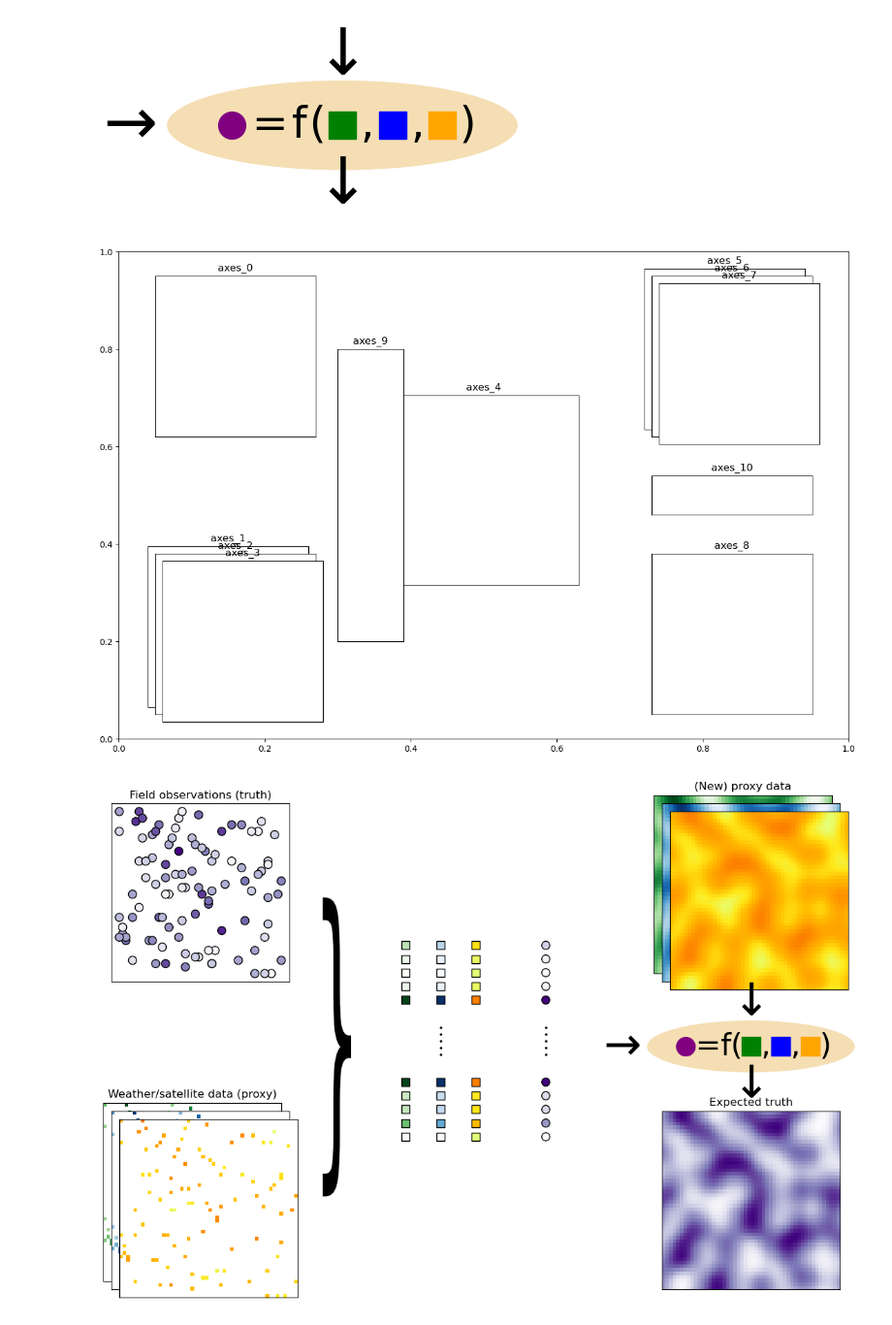
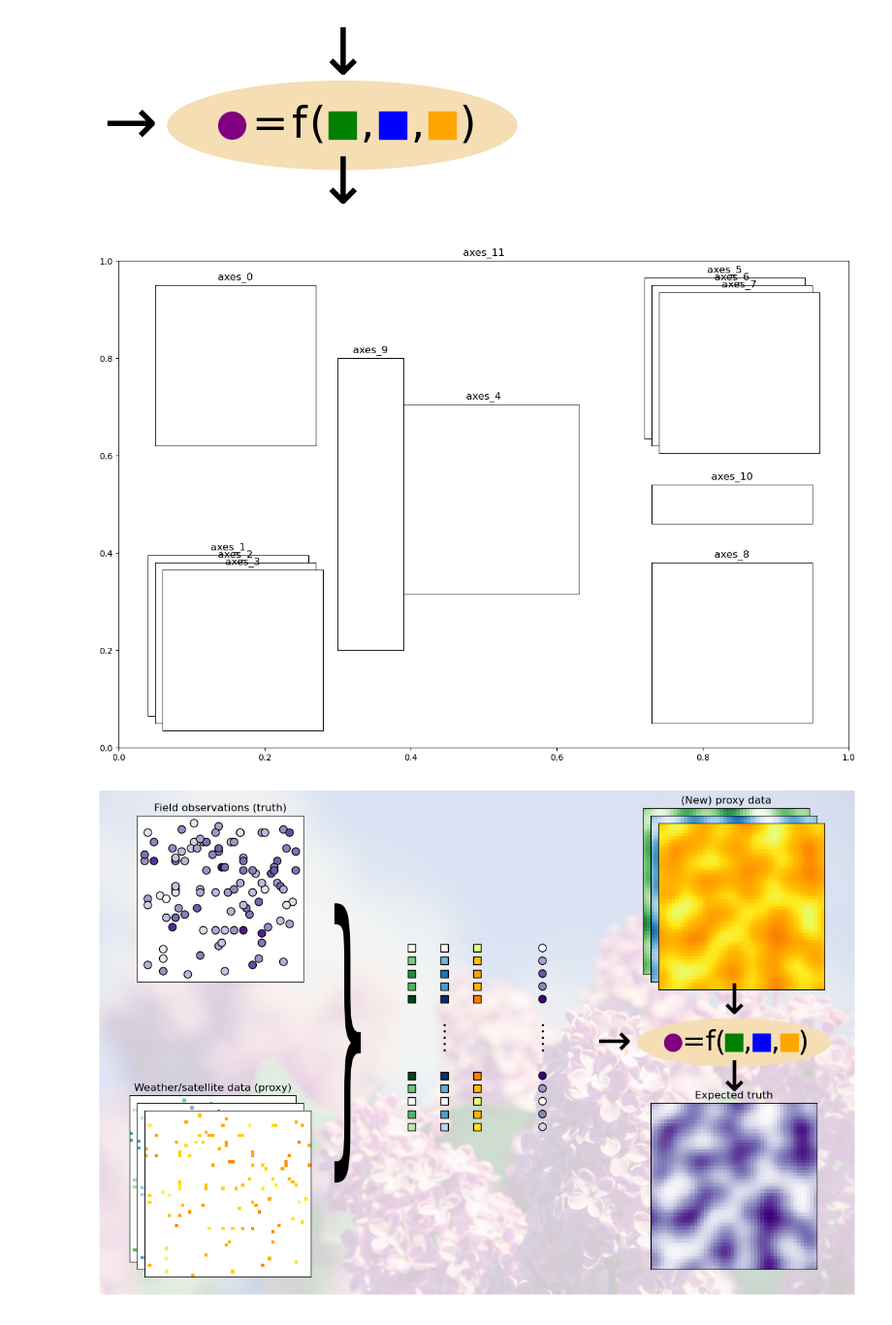
Before and after one commit to phenology/springtime, a Jupyter notebook: notebooks/pk_illustrate-task.ipynb, the cells around one changed output. Shown at 97% size. Saved outputs shown, nothing was run; the diff lists cells and outputs as text; code cells hidden in the pictures.

Commit message:
Background image

```diff
--- a/notebooks/pk_illustrate-task.ipynb
+++ b/notebooks/pk_illustrate-task.ipynb
@@ -165,6 +165,8 @@ def figure_frame(prototyping=False):
 
     fig.add_axes([0.73, 0.46, 0.22, .08])
 
+    fig.add_axes([0, 0, 1, 1], zorder=-5)
+
     axes = fig.get_axes()
     for i, ax in enumerate(axes):
         ax.set_xticks([])
@@ -172,45 +174,53 @@ def figure_frame(prototyping=False):
         if prototyping:
             ax.set_title(f"axes_{i}")
 
-    if prototyping:
-        # This shows the grid
-        fig.add_axes([0, 0, 1, 1], zorder=-5)
+    # All-encompasing grid
+    ax = fig.add_axes([0, 0, 1, 1], zorder=-5)
+    if not prototyping:
+        ax.set_axis_off()
 
     return fig, axes
 
 # Show what it looks like
 fig, axes = figure_frame(prototyping=True)
 # %% [output]
-[figure, old version]
+[figure, new version]
 # %%
 # Now add all the decorations
 
 fig, axes = figure_frame()
+# fig.suptitle("Predicting the day of bloom of the common lilac", fontsize=24, y=1.05, va='bottom')
 
 axes[0].set_title("Field observations (truth)")
 axes[0].scatter(xpoints+.5, ypoints+.5, c=z, cmap='Purples', s=75, marker='o', ec='k')
 
 axes[1].set_title("Weather/satellite data (proxy)")
 axes[1].pcolormesh(maskednoise, cmap='Greens')
 axes[2].pcolormesh(maskednoise, cmap='Blues')
 axes[3].pcolormesh(maskednoise, cmap='Wistia')
 
 plot_traintest(axes[4])
 
 axes[5].set_title("(New) proxy data")
 axes[5].pcolormesh(noise, cmap='Greens')
 axes[6].pcolormesh(noise, cmap='Blues')
 axes[7].pcolormesh(noise, cmap='Wistia')
 
 axes[8].set_title("Expected truth")
 axes[8].pcolormesh(noise, cmap='Purples')
 
 curly_brace(axes[9])
 axes[9].set_axis_off()
 
 formula(axes[10])
+
+# CC0 image from https://pixnio.com/flora-plants/flowers/leaf-flower-garden-summer-nature-purple-lilac-plant-blue-sky#
+image = plt.imread('../lilac_cc0.jpg')
+axes[11].imshow(image, alpha=0.2)
+axes[11].set_axis_off()
+fig.savefig('../illustration.png')
 # %% [output]
-[figure, old version]
+[figure, new version]
 # %%
 # Make it easy to save individual layers of the figure
 
```
Also changed, not shown: parts of 2 cells of this notebook, 4 other files.
